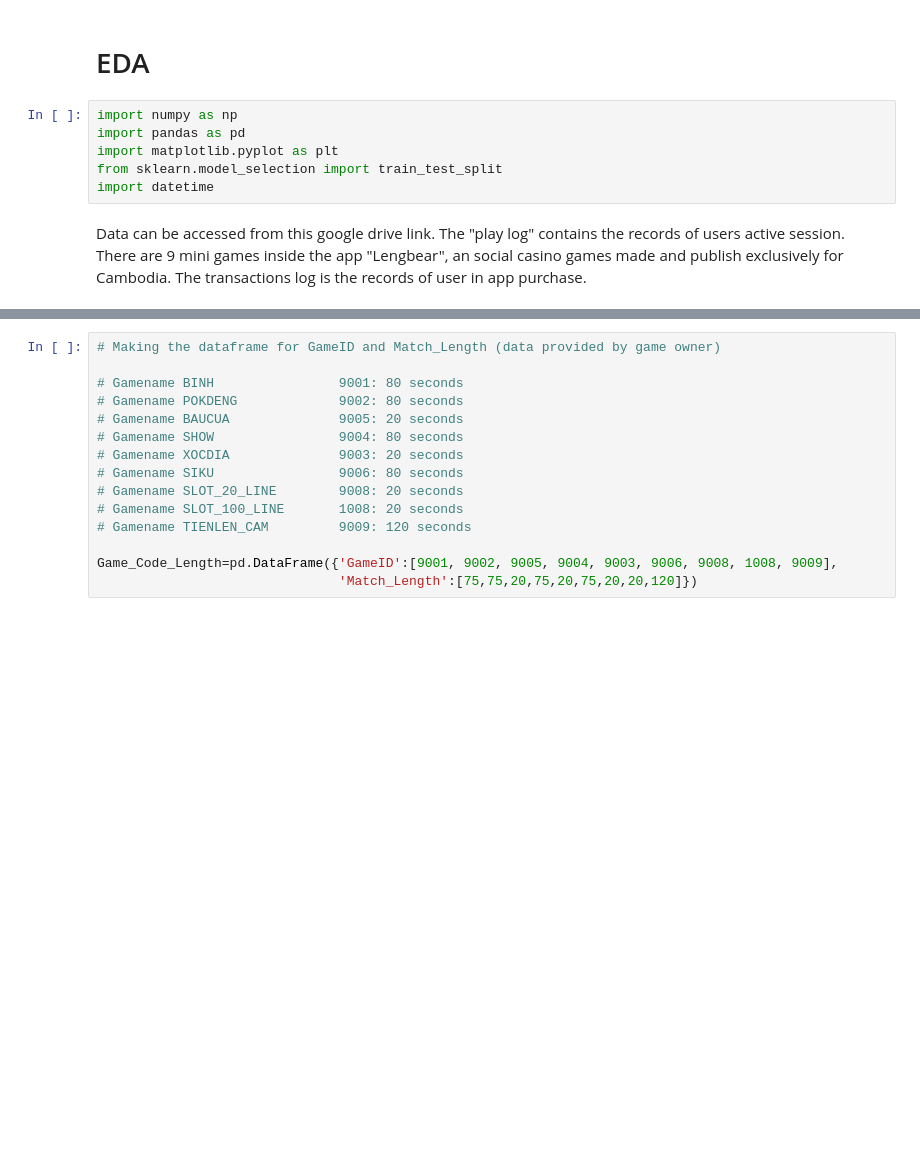
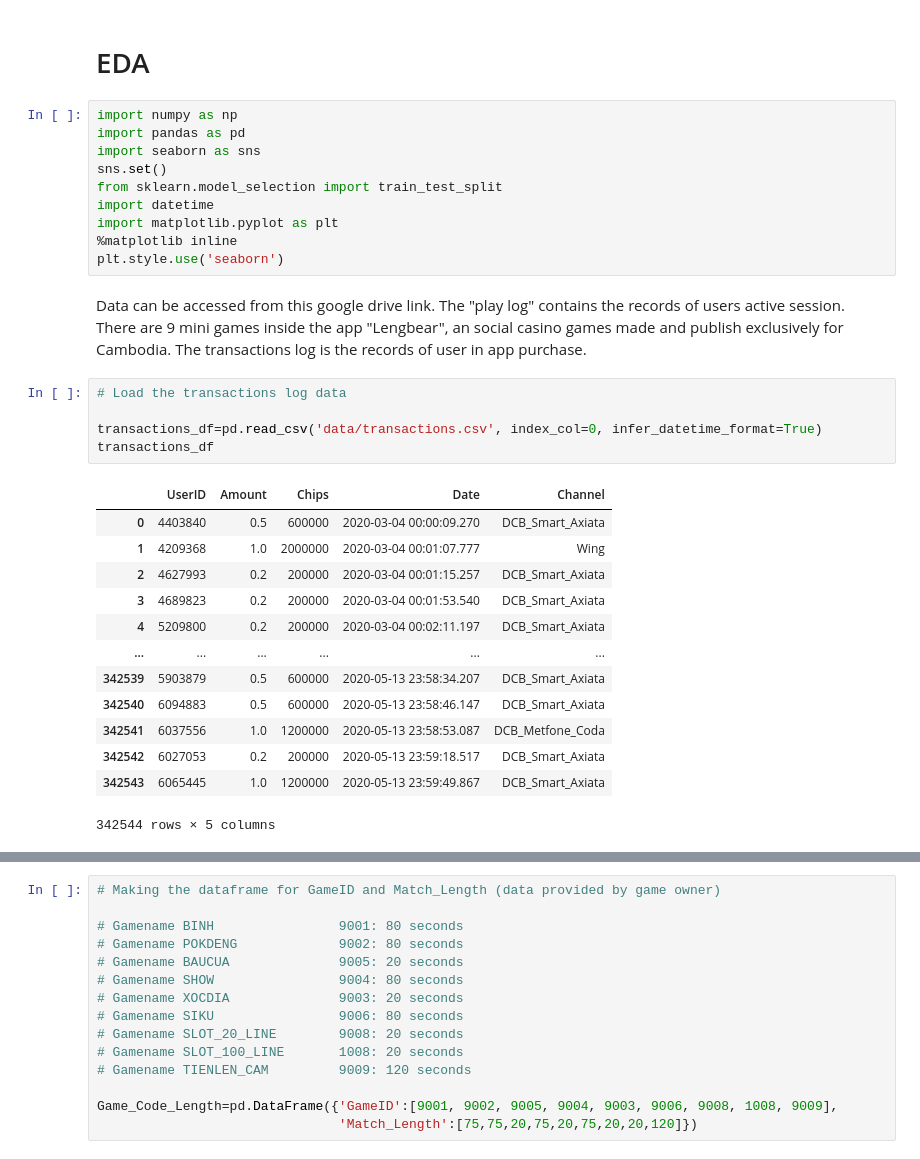
Before and after one commit to lechiben/churn-ltv-prediction, a Jupyter notebook: Churn Rate Prediction.ipynb, the cells around one changed output, grey strips where cells are left out. Drawn from its saved outputs; the diff is of its cells as text; blank space fills up the shorter version.

```diff
--- a/Churn Rate Prediction.ipynb
+++ b/Churn Rate Prediction.ipynb
@@ -3,8 +3,31 @@
 # %%
 import numpy as np
 import pandas as pd
-import matplotlib.pyplot as plt
+import seaborn as sns
+sns.set()
 from sklearn.model_selection import train_test_split
 import datetime
+import matplotlib.pyplot as plt
+%matplotlib inline
+plt.style.use('seaborn')
 # %% [markdown]
 Data can be accessed from this google drive link. The "play log" contains the records of users active session. There are 9 mini games inside the app "Lengbear", an social casino games made and publish exclusively for Cambodia. The transactions log is the records of user in app purchase.
+# %%
+# Load the transactions log data
+
+transactions_df=pd.read_csv('data/transactions.csv', index_col=0, infer_datetime_format=True)
+transactions_df
+# %% [output]
+|  | UserID | Amount | Chips | Date | Channel |
+| 0 | 4403840 | 0.5 | 600000 | 2020-03-04 00:00:09.270 | DCB_Smart_Axiata |
+| 1 | 4209368 | 1.0 | 2000000 | 2020-03-04 00:01:07.777 | Wing |
+| 2 | 4627993 | 0.2 | 200000 | 2020-03-04 00:01:15.257 | DCB_Smart_Axiata |
+| 3 | 4689823 | 0.2 | 200000 | 2020-03-04 00:01:53.540 | DCB_Smart_Axiata |
+| 4 | 5209800 | 0.2 | 200000 | 2020-03-04 00:02:11.197 | DCB_Smart_Axiata |
+| ... | ... | ... | ... | ... | ... |
+| 342539 | 5903879 | 0.5 | 600000 | 2020-05-13 23:58:34.207 | DCB_Smart_Axiata |
+| 342540 | 6094883 | 0.5 | 600000 | 2020-05-13 23:58:46.147 | DCB_Smart_Axiata |
+| 342541 | 6037556 | 1.0 | 1200000 | 2020-05-13 23:58:53.087 | DCB_Metfone_Coda |
+| 342542 | 6027053 | 0.2 | 200000 | 2020-05-13 23:59:18.517 | DCB_Smart_Axiata |
+| 342543 | 6065445 | 1.0 | 1200000 | 2020-05-13 23:59:49.867 | DCB_Smart_Axiata |
+342544 rows × 5 columns
```
Also changed, not shown: parts of 42 cells of this notebook.
